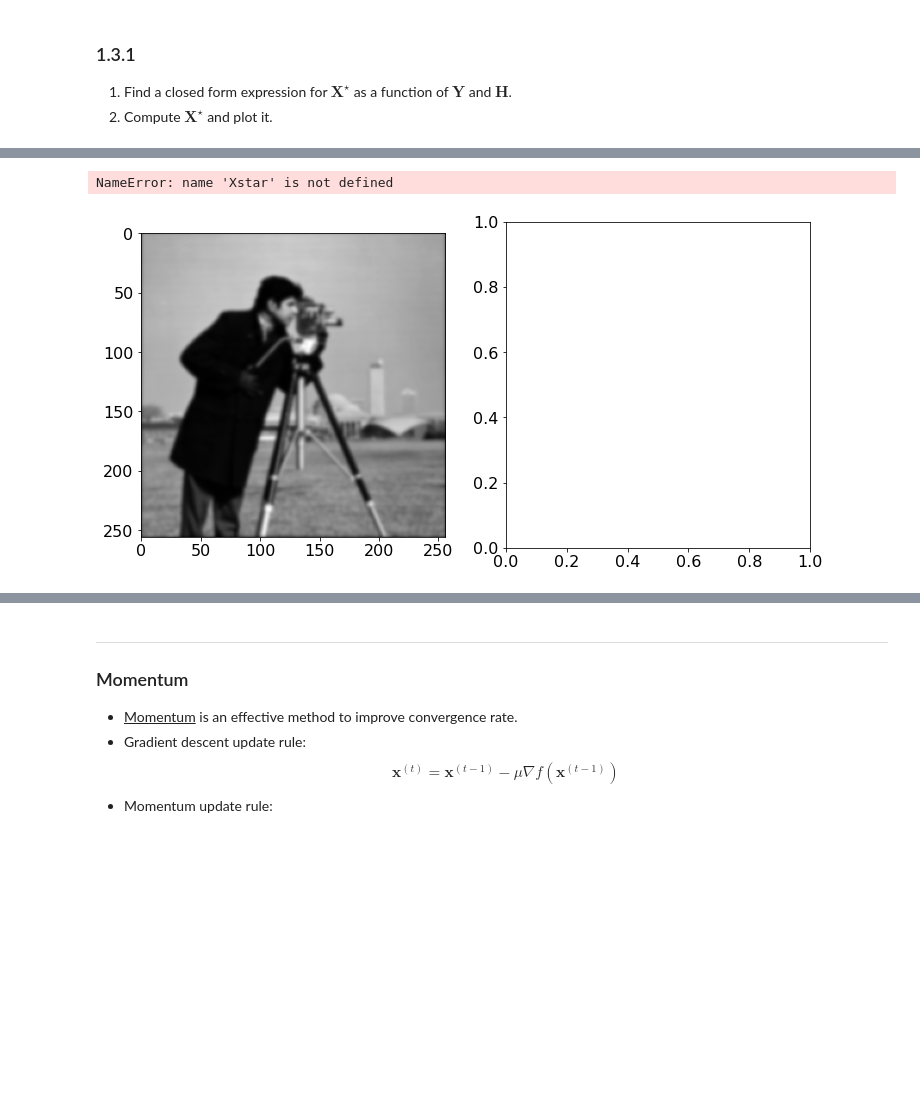
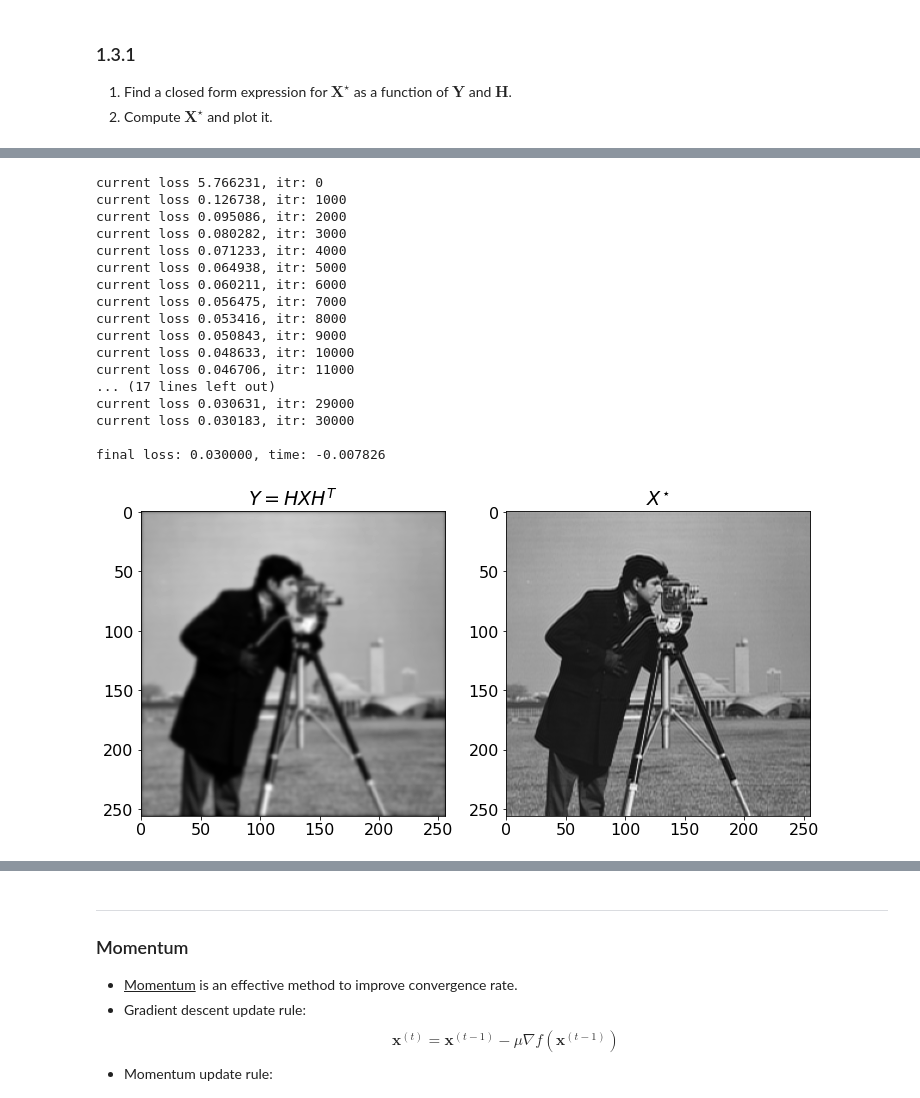
Before and after one commit to alonbar/unsupervised-learning, a Jupyter notebook: ProblemSet1/ProblemSet1.ipynb, the cells around one changed output, grey strips where cells are left out. Saved outputs shown, nothing was run; the diff lists cells and outputs as text; code cells hidden in the pictures; blank space fills up the shorter version.

```diff
--- a/ProblemSet1/ProblemSet1.ipynb
+++ b/ProblemSet1/ProblemSet1.ipynb
@@ -77,17 +110,53 @@ $$\boldsymbol{X}^{\star}=\arg\min_{\boldsymbol{X}}f\left(\boldsymbol{X}\right)=\
 # %%
 '''
 Your code here...
 '''
 
+def compute_gradient(Xstar):
+    return -2 * H.dot(H.T).dot(Y - H.dot(Xstar).dot(H.T))
+
+Xstar  = Y
+alpha = 0.9
+iterations = 100000
+current_loss  = np.linalg.norm(Y - H.dot(Xstar).dot(H.T))
+start = timeit.timeit()
+
+for itr in ranged(iterations):
+    if itr % 1000 == 0:
+        print('current loss %f, itr: %d' % (current_loss, itr))
+    current_loss  = np.linalg.norm(Y - H.dot(Xstar).dot(H.T)) ** 2
+    Xstar = Xstar - alpha * compute_gradient(Xstar)
+    if current_loss < 0.03:
+        break
+
+end = timeit.timeit()
+print()
 _, ax = plt.subplots(1, 2, figsize=(12, 6))
 ax[0].imshow(Y,     cmap='gray')
 ax[1].imshow(Xstar, cmap='gray')
 ax[0].set_title('$Y = H X H^T$')
 ax[1].set_title('$X^{\star}$')
+print('final loss: %f, time: %f' % (current_loss, (end - start)))
 plt.show()
 # %% [output]
-NameError: name 'Xstar' is not defined
+current loss 5.766231, itr: 0
+current loss 0.126738, itr: 1000
+current loss 0.095086, itr: 2000
+current loss 0.080282, itr: 3000
+current loss 0.071233, itr: 4000
+current loss 0.064938, itr: 5000
+current loss 0.060211, itr: 6000
+current loss 0.056475, itr: 7000
+current loss 0.053416, itr: 8000
+current loss 0.050843, itr: 9000
+current loss 0.048633, itr: 10000
+current loss 0.046706, itr: 11000
+... (17 lines left out)
+current loss 0.030631, itr: 29000
+current loss 0.030183, itr: 30000
+
+final loss: 0.030000, time: -0.007826
-[figure, old version]
+[figure, new version]
 # %% [markdown]
 ------------------------------------------------------------------------------------------------------
 * To avoid matrix inversion, we will find $\boldsymbol{X}^{\star}$ using gradient descent.
```
Also changed, not shown: parts of 13 cells of this notebook, 1 other file.
